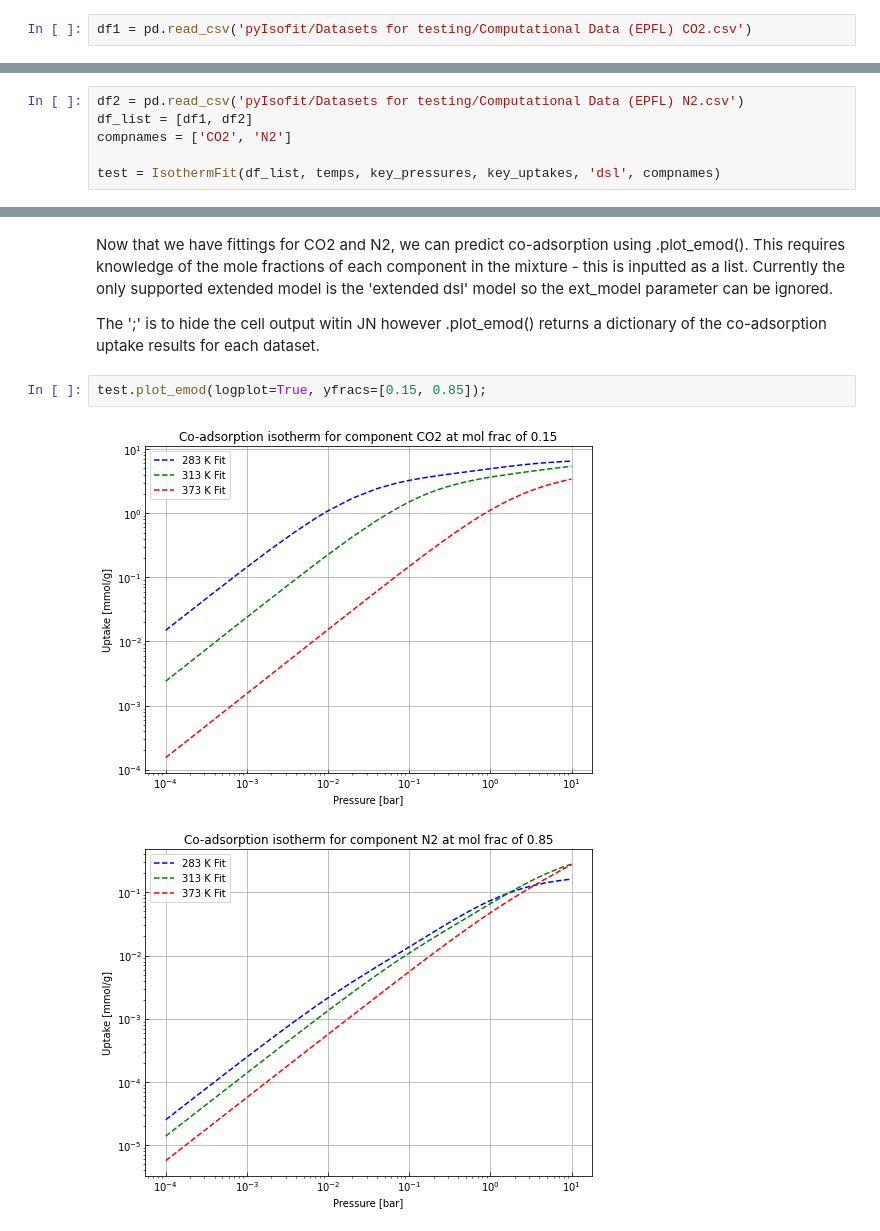
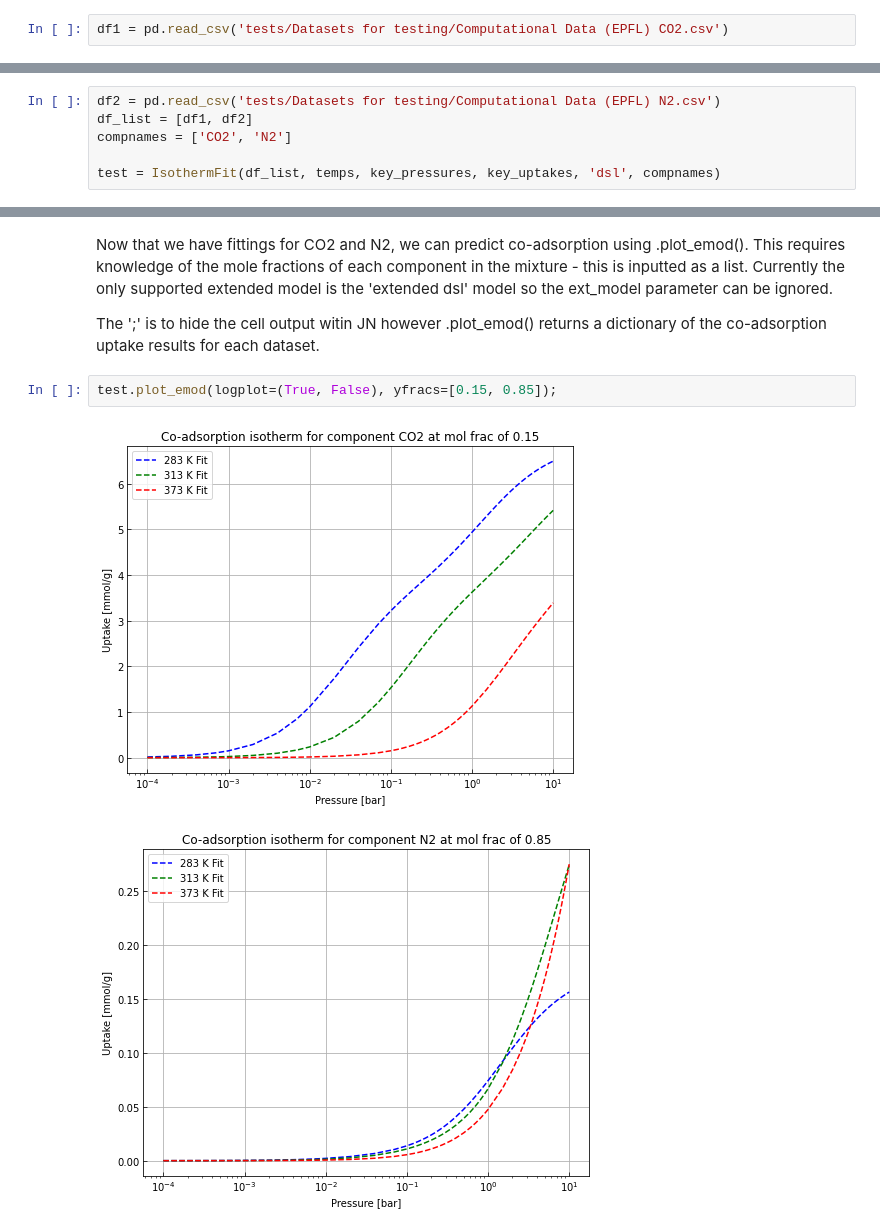
Before and after one commit to dominikpantak/pyIsoFit, a Jupyter notebook: pyIsofit_demo.ipynb, the cells around one changed output, grey strips where cells are left out. Drawn from its saved outputs; the diff is of its cells as text.

```diff
--- a/pyIsofit_demo.ipynb
+++ b/pyIsofit_demo.ipynb
@@ -16,7 +17,7 @@ i.e the column header for the pressure of the first dataset is 'p@0C', for the s
 
 The datasets used in this example are computational data from EPFL for CO2 and N2 on Zeolite 13X.
 # %%
-df1 = pd.read_csv('pyIsofit/Datasets for testing/Computational Data (EPFL) CO2.csv')
+df1 = pd.read_csv('tests/Datasets for testing/Computational Data (EPFL) CO2.csv')
 # %% [markdown]
 Next, define a list of integers (or floats) which include the temperatures of each dataset. We can input either degrees C or K - the default is C and so we do not have to specify the units. If we wanted to input temperature in Kelvin we would pass the temp_units='K' kwarg when we call the class.
 
@@ -230,7 +225,7 @@ To start off, we import another set of datasets for Nitrogen. The keys for press
 
 The temps, key_pressures and key_uptakes variables will be re-used as they are the same for this example.
 # %%
-df2 = pd.read_csv('pyIsofit/Datasets for testing/Computational Data (EPFL) N2.csv')
+df2 = pd.read_csv('tests/Datasets for testing/Computational Data (EPFL) N2.csv')
 df_list = [df1, df2]
 compnames = ['CO2', 'N2']
 
@@ -265,10 +262,10 @@ Now that we have fittings for CO2 and N2, we can predict co-adsorption using .pl
 
 The ';' is to hide the cell output witin JN however .plot_emod() returns a dictionary of the co-adsorption uptake results for each dataset.
 # %%
-test.plot_emod(logplot=True, yfracs=[0.15, 0.85]);
+test.plot_emod(logplot=(True, False), yfracs=[0.15, 0.85]);
 # %% [output]
-[figure, old version]
+[figure, new version]
-[figure, old version]
+[figure, new version]
 # %% [markdown]
 ### 4. the .save() method
 ***
```
Also changed, not shown: parts of 35 cells of this notebook, 14 other files.
